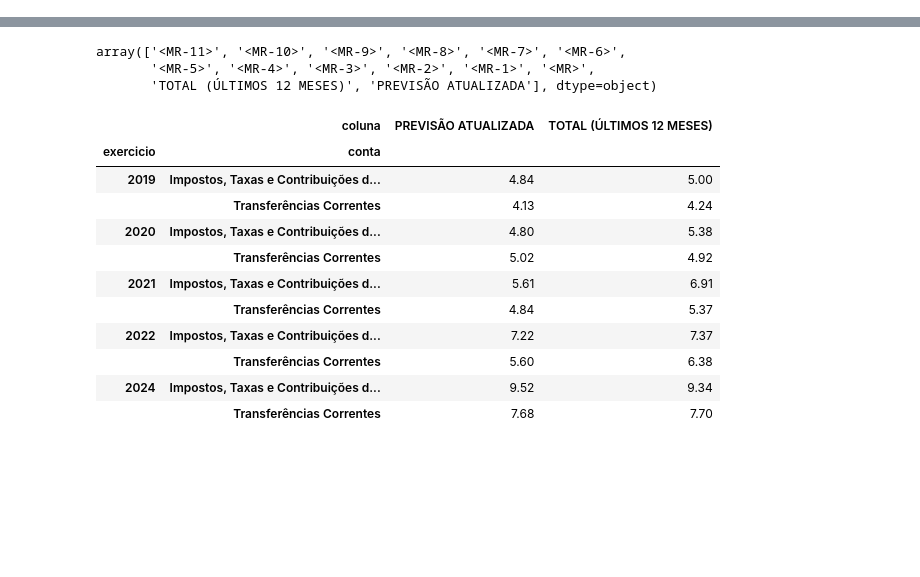
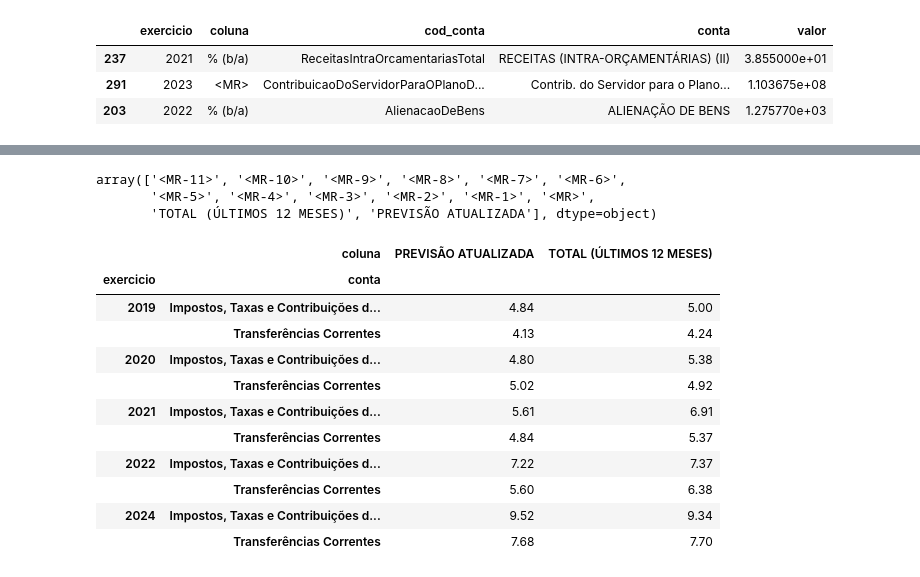
Before and after one commit to PedroJRod/api_siconfi, a Jupyter notebook: report.ipynb, the cells around one changed output, grey strips where cells are left out. Saved outputs shown, nothing was run; the diff lists cells and outputs as text; code cells hidden in the pictures; blank space fills up the shorter version.

```diff
--- a/report.ipynb
+++ b/report.ipynb
@@ -27,0 +26,10 @@ for i in an_exercicio:
+# %%
+drop = rreo_df.columns[1:11]
+rreo_df = rreo_df.drop(columns=drop)
+
+rreo_df.sample(3)
+# %% [output]
+|  | exercicio | coluna | cod_conta | conta | valor |
+| 237 | 2021 | % (b/a) | ReceitasIntraOrcamentariasTotal | RECEITAS (INTRA-ORÇAMENTÁRIAS) (II) | 3.855000e+01 |
+| 291 | 2023 | <MR> | ContribuicaoDoServidorParaOPlanoD... | Contrib. do Servidor para o Plano... | 1.103675e+08 |
+| 203 | 2022 | % (b/a) | AlienacaoDeBens | ALIENAÇÃO DE BENS | 1.275770e+03 |
```
Also changed, not shown: parts of 12 cells of this notebook, 3 other files.
